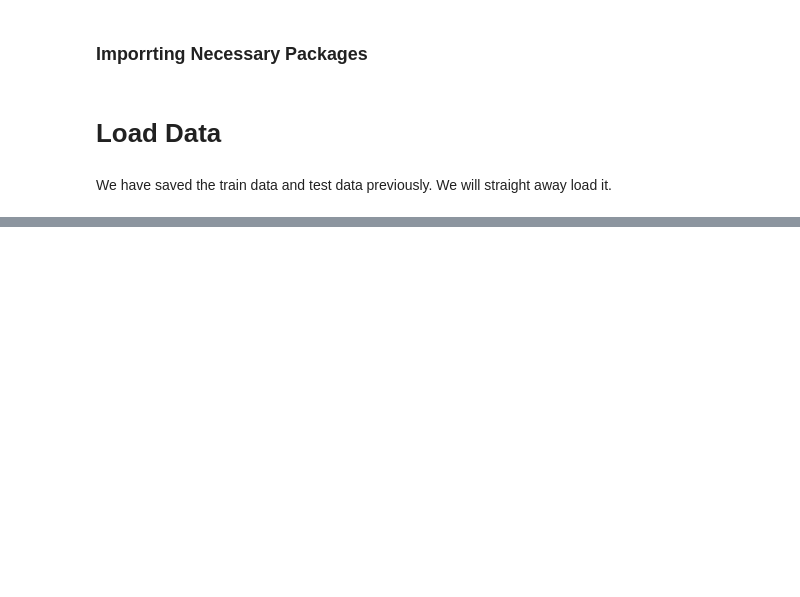
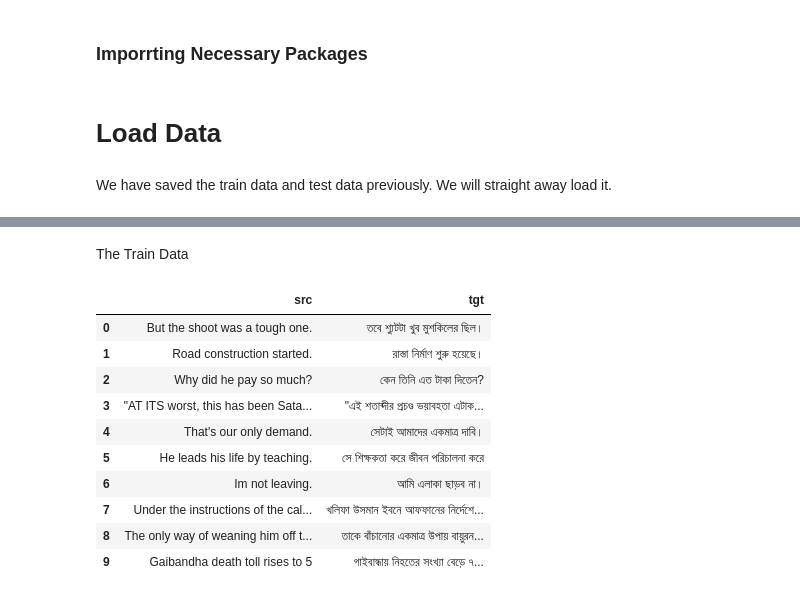
Before and after one commit to RishiDarkDevil/Neural-Machine-Translation-English-Bengali, a Jupyter notebook: Fine_Tune_Neural_Machine_Translation.ipynb, the cells around one changed output, grey strips where cells are left out. Cells and saved outputs as stored; diff of their text form; code cells hidden in the pictures; blank space fills up the shorter version.

```diff
--- a/Fine_Tune_Neural_Machine_Translation.ipynb
+++ b/Fine_Tune_Neural_Machine_Translation.ipynb
@@ -33,0 +43,3 @@ ben.txt        eng_bpe.model      full_ben.txt   Model/         train_dev.csv
+# %%
+data = data.remove_columns('Unnamed: 0')
+data
@@ -33,0 +57,16 @@ ben.txt        eng_bpe.model      full_ben.txt   Model/         train_dev.csv
+# %% [markdown]
+The Train Data
+# %%
+pd.DataFrame(data['train'][:10])
+# %% [output]
+|  | src | tgt |
+| 0 | But the shoot was a tough one. | তবে শ্যুটটা খুব মুশকিলের ছিল। |
+| 1 | Road construction started. | রাস্তা নির্মাণ শুরু হয়েছে। |
+| 2 | Why did he pay so much? | কেন তিনি এত টাকা দিতেন? |
+| 3 | "AT ITS worst, this has been Sata... | "এই শতাব্দীর প্রচণ্ড ভয়াবহতা এটাক... |
+| 4 | That's our only demand. | সেটাই আমাদের একমাত্র দাবি। |
+| 5 | He leads his life by teaching. | সে শিক্ষকতা করে জীবন পরিচালনা করে |
+| 6 | Im not leaving. | আমি এলাকা ছাড়ব না। |
+| 7 | Under the instructions of the cal... | খলিফা উসমান ইবনে আফফানের নির্দেশে... |
+| 8 | The only way of weaning him off t... | তাকে বাঁচানোর একমাত্র উপায় বায়ুরন... |
+| 9 | Gaibandha death toll rises to 5 | গাইবান্ধায় নিহতের সংখ্যা বেড়ে ৭... |
```
Also changed, not shown: parts of 24 cells of this notebook.
